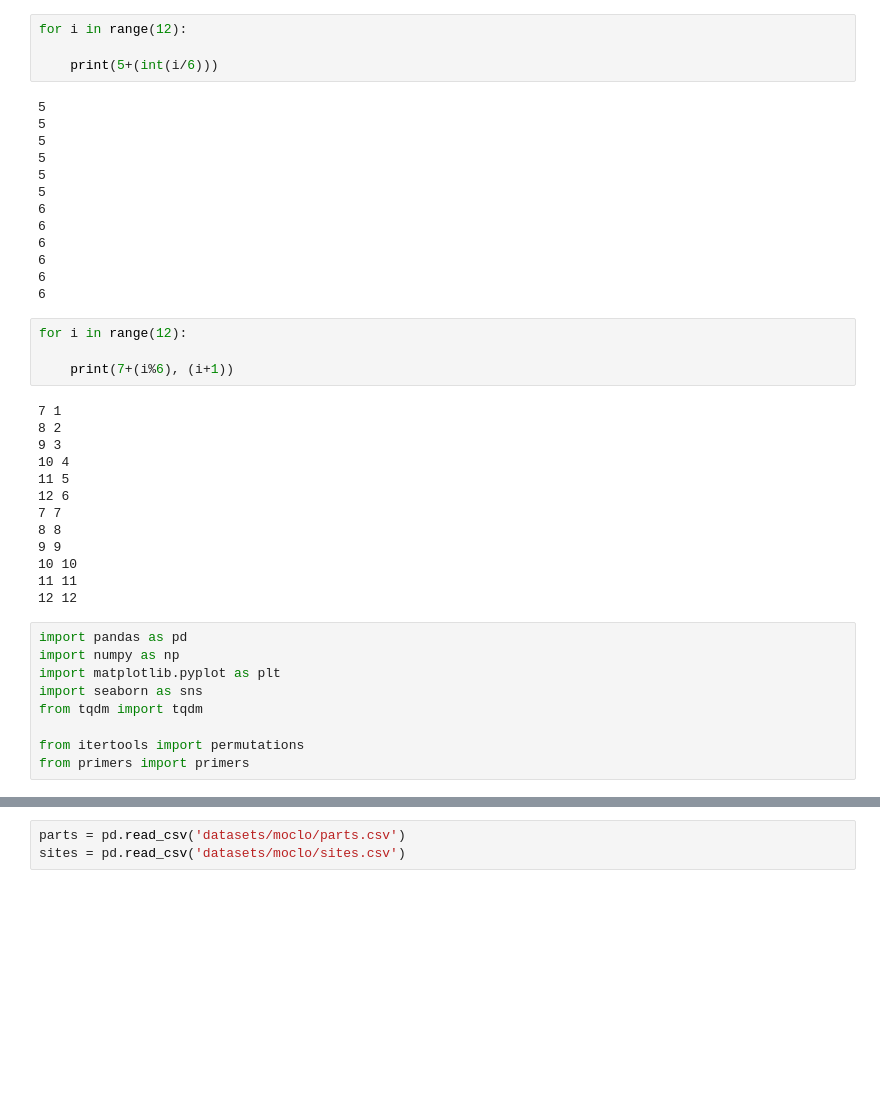
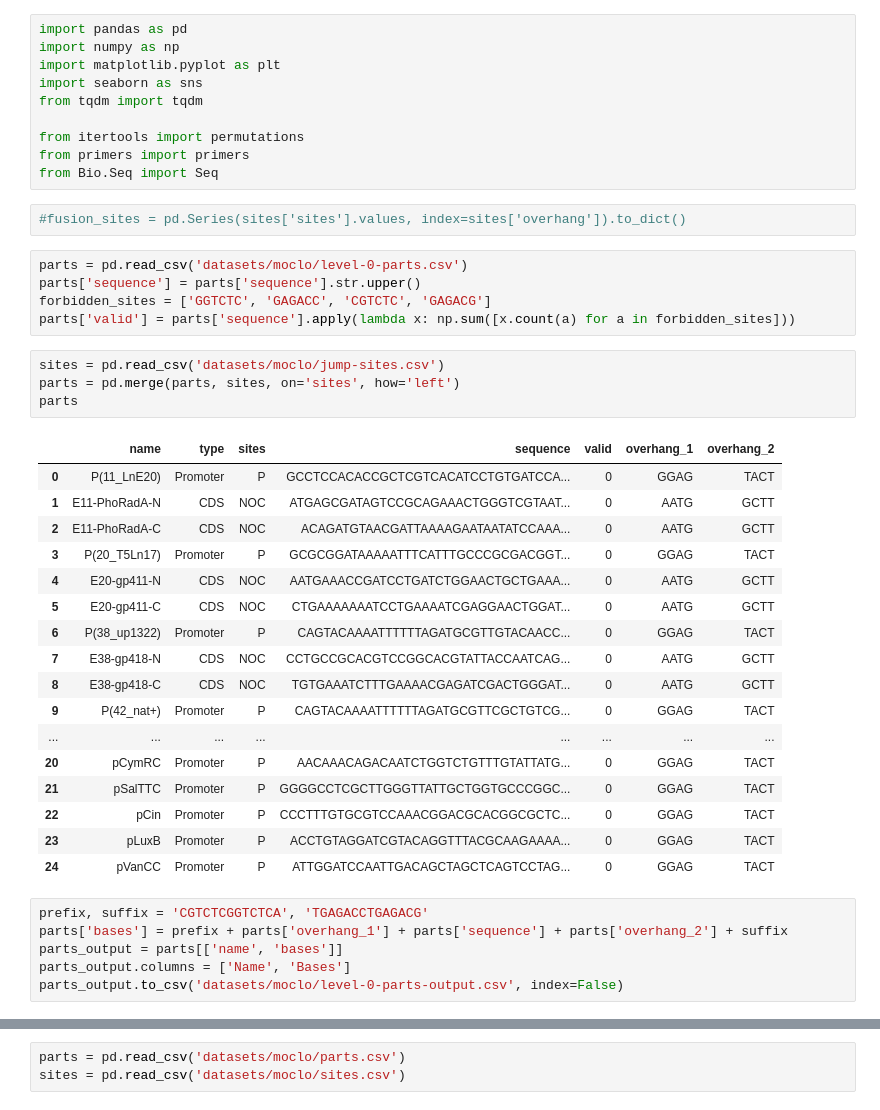
Before and after one commit to rmardian/intein-based-circuits, a Jupyter notebook: MoClo.ipynb, the cells around one changed output, grey strips where cells are left out. Cells and saved outputs as stored; diff of their text form; blank space fills up the shorter version.

```diff
--- a/MoClo.ipynb
+++ b/MoClo.ipynb
@@ -1,37 +1,3 @@
-# %%
-for i in range(12):
-
-    print(5+(int(i/6)))
-# %% [output]
-5
-5
-5
-5
-5
-5
-6
-6
-6
-6
-6
-6
-# %%
-for i in range(12):
-
-    print(7+(i%6), (i+1))
-# %% [output]
-7 1
-8 2
-9 3
-10 4
-11 5
-12 6
-7 7
-8 8
-9 9
-10 10
-11 11
-12 12
 # %%
 import pandas as pd
 import numpy as np
@@ -41,3 +7,39 @@ from tqdm import tqdm
 
 from itertools import permutations
 from primers import primers
+from Bio.Seq import Seq
+# %%
+#fusion_sites = pd.Series(sites['sites'].values, index=sites['overhang']).to_dict()
+# %%
+parts = pd.read_csv('datasets/moclo/level-0-parts.csv')
+parts['sequence'] = parts['sequence'].str.upper()
+forbidden_sites = ['GGTCTC', 'GAGACC', 'CGTCTC', 'GAGACG']
+parts['valid'] = parts['sequence'].apply(lambda x: np.sum([x.count(a) for a in forbidden_sites]))
+# %%
+sites = pd.read_csv('datasets/moclo/jump-sites.csv')
+parts = pd.merge(parts, sites, on='sites', how='left')
+parts
+# %% [output]
+|  | name | type | sites | sequence | valid | overhang_1 | overhang_2 |
+| 0 | P(11_LnE20) | Promoter | P | GCCTCCACACCGCTCGTCACATCCTGTGATCCA... | 0 | GGAG | TACT |
+| 1 | E11-PhoRadA-N | CDS | NOC | ATGAGCGATAGTCCGCAGAAACTGGGTCGTAAT... | 0 | AATG | GCTT |
+| 2 | E11-PhoRadA-C | CDS | NOC | ACAGATGTAACGATTAAAAGAATAATATCCAAA... | 0 | AATG | GCTT |
+| 3 | P(20_T5Ln17) | Promoter | P | GCGCGGATAAAAATTTCATTTGCCCGCGACGGT... | 0 | GGAG | TACT |
+| 4 | E20-gp411-N | CDS | NOC | AATGAAACCGATCCTGATCTGGAACTGCTGAAA... | 0 | AATG | GCTT |
+| 5 | E20-gp411-C | CDS | NOC | CTGAAAAAAATCCTGAAAATCGAGGAACTGGAT... | 0 | AATG | GCTT |
+| 6 | P(38_up1322) | Promoter | P | CAGTACAAAATTTTTTAGATGCGTTGTACAACC... | 0 | GGAG | TACT |
+| 7 | E38-gp418-N | CDS | NOC | CCTGCCGCACGTCCGGCACGTATTACCAATCAG... | 0 | AATG | GCTT |
+| 8 | E38-gp418-C | CDS | NOC | TGTGAAATCTTTGAAAACGAGATCGACTGGGAT... | 0 | AATG | GCTT |
+| 9 | P(42_nat+) | Promoter | P | CAGTACAAAATTTTTTAGATGCGTTCGCTGTCG... | 0 | GGAG | TACT |
+| ... | ... | ... | ... | ... | ... | ... | ... |
+| 20 | pCymRC | Promoter | P | AACAAACAGACAATCTGGTCTGTTTGTATTATG... | 0 | GGAG | TACT |
+| 21 | pSalTTC | Promoter | P | GGGGCCTCGCTTGGGTTATTGCTGGTGCCCGGC... | 0 | GGAG | TACT |
+| 22 | pCin | Promoter | P | CCCTTTGTGCGTCCAAACGGACGCACGGCGCTC... | 0 | GGAG | TACT |
+| 23 | pLuxB | Promoter | P | ACCTGTAGGATCGTACAGGTTTACGCAAGAAAA... | 0 | GGAG | TACT |
+| 24 | pVanCC | Promoter | P | ATTGGATCCAATTGACAGCTAGCTCAGTCCTAG... | 0 | GGAG | TACT |
+# %%
+prefix, suffix = 'CGTCTCGGTCTCA', 'TGAGACCTGAGACG'
+parts['bases'] = prefix + parts['overhang_1'] + parts['sequence'] + parts['overhang_2'] + suffix
+parts_output = parts[['name', 'bases']]
+parts_output.columns = ['Name', 'Bases']
+parts_output.to_csv('datasets/moclo/level-0-parts-output.csv', index=False)
```
Also changed, not shown: parts of 8 cells of this notebook, 35 other files.
